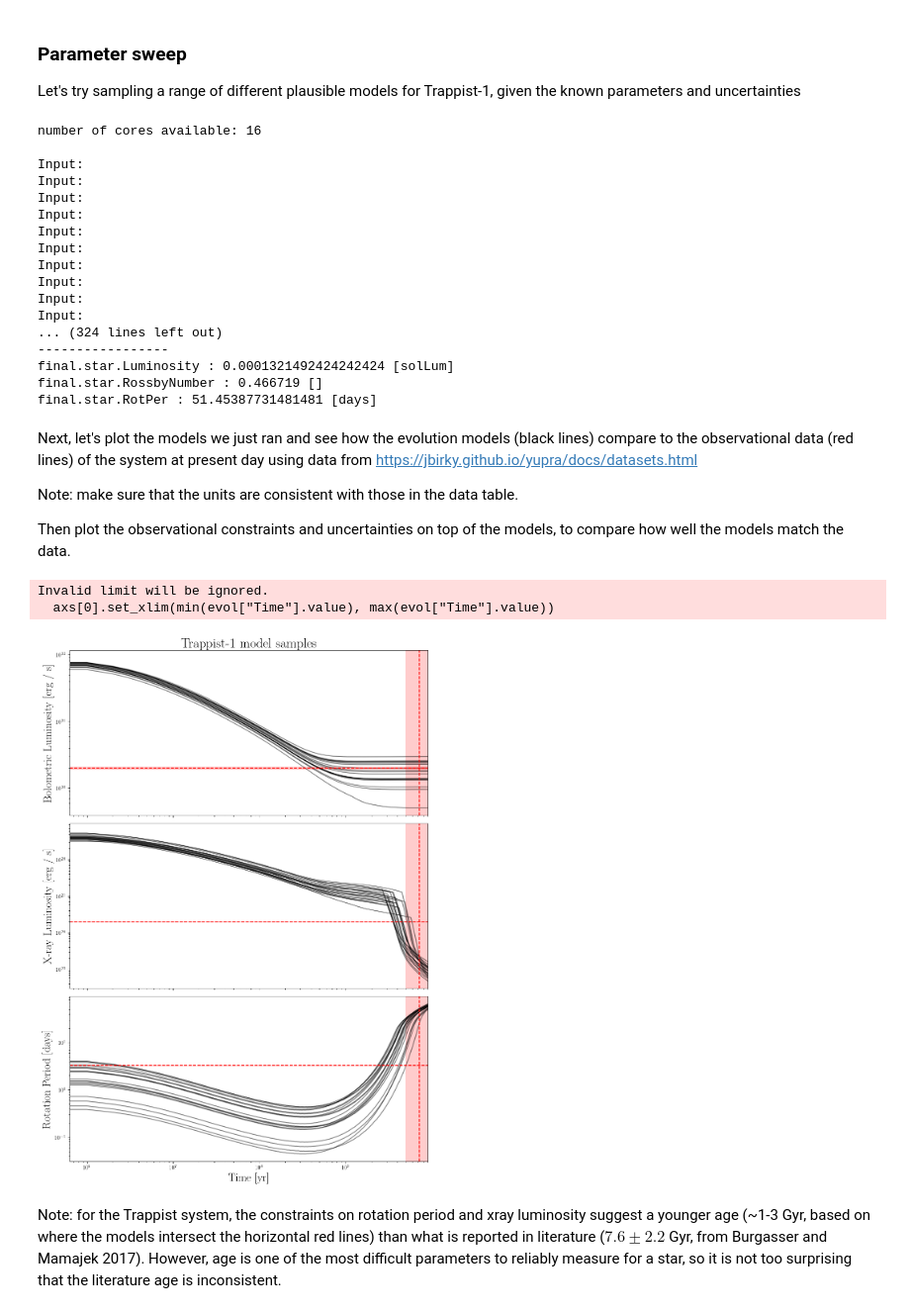
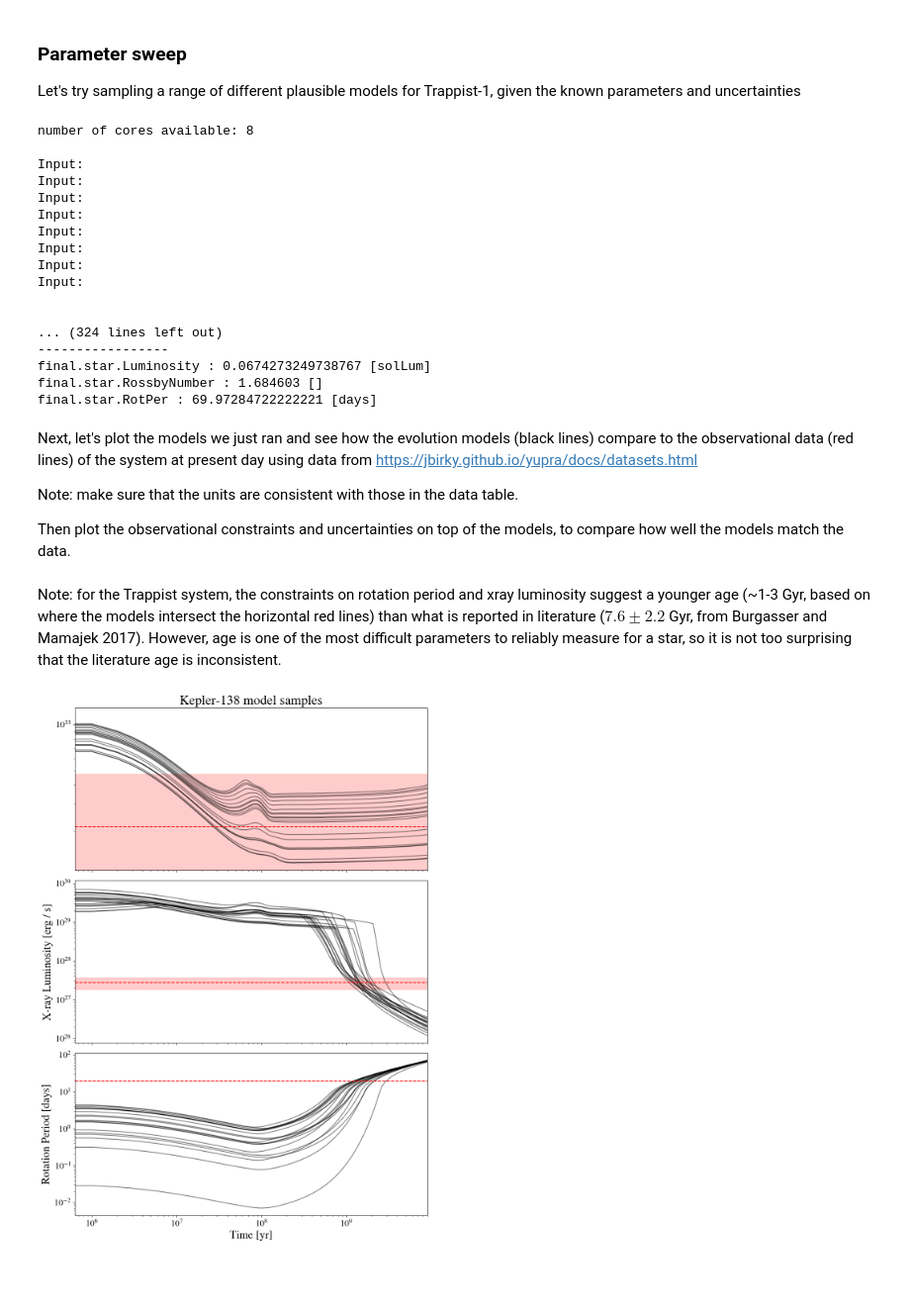
Before and after one commit to jbirky/yupra, a Jupyter notebook: 8-57am/stellar_johnstone.ipynb, the cells around one changed output. Shown at 99% size. Drawn from its saved outputs; the diff is of its cells as text; code cells hidden in the pictures; blank space fills up the shorter version.

Commit message:
kepler-138 model 3 working

```diff
--- a/8-57am/stellar_johnstone.ipynb
+++ b/8-57am/stellar_johnstone.ipynb
@@ -177,7 +199,7 @@ Let's try sampling a range of different plausible models for Trappist-1, given t
 # Trappist-1
 
 nsamp = 20
-mass_samp = np.random.normal(0.089, 0.007, nsamp)
+mass_samp = np.random.normal(0.551, 0.068, nsamp)
 prot_samp = np.random.uniform(0.01, 5.0, nsamp)
 age_samp = np.ones(nsamp) * 9.0
 beta1_samp = np.random.normal(j21["beta1"][0], j21["beta1"][1], nsamp)
@@ -190,6 +212,7 @@ thetas = np.array([mass_samp, prot_samp, age_samp, beta1_samp, beta2_samp, Rosat
 # Run with multiple cores
 ncores = mp.cpu_count()
 print("number of cores available:", ncores)
+
 with mp.Pool(ncores) as pool:
     evols = pool.starmap(LXUV_model, thetas)
 
@@ -198,7 +221,7 @@ with mp.Pool(ncores) as pool:
 # for ii in range(nsamp):
 #     evols.append(LXUV_model(*thetas[ii]))
 # %% [output]
-number of cores available: 16
+number of cores available: 8
 
 Input:
 Input:
@@ -208,13 +231,13 @@ Input:
 Input:
 Input:
 Input:
-Input:
-Input:
+
+
 ... (324 lines left out)
 -----------------
-final.star.Luminosity : 0.0001321492424242424 [solLum]
-final.star.RossbyNumber : 0.466719 []
-final.star.RotPer : 51.45387731481481 [days]
+final.star.Luminosity : 0.0674273249738767 [solLum]
+final.star.RossbyNumber : 1.684603 []
+final.star.RotPer : 69.97284722222221 [days]
 # %% [markdown]
 Next, let's plot the models we just ran and see how the evolution models (black lines) compare to the observational data (red lines) of the system at present day
 using data from [https://jbirky.github.io/yupra/docs/datasets.html](https://jbirky.github.io/yupra/docs/datasets.html)
@@ -225,38 +248,39 @@ Then plot the observational constraints and uncertainties on top of the models,
 # %%
 # data = [mean, lower error, upper error]
 
-Lbol_data = np.array([5.22e-4, -0.19e-4, 0.19e-4]) * u.Lsun
+Lbol_data = np.array([0.056, -0.068, 0.068]) * u.Lsun
 Lbol_data = Lbol_data.to(u.erg/u.s).value
 
-Lxuv_data = np.array([1.0e-4, -0.1e-4, 0.1e-4]) * Lbol_data * u.Lsun
+Lxuv_data = np.array([2.73e+27, -8.97e+26, 8.97e+26])  * u.Lsun
 Lxuv_data = Lxuv_data.value
 
-Prot_data = np.array([3.295, -0.003, 0.003]) * u.day
+Prot_data = np.array([19.34, 0, 0]) * u.day
 Prot_data = Prot_data.value
 
-age_data = np.array([7.6, -2.2, 2.2]) * u.Gyr
+age_data = np.array([0, 0, 0]) * u.Gyr
 age_data = age_data.to(u.yr).value
 # %%
-fig = plot_evolution(evols, title="Trappist-1 model samples")
-axs = fig.axes
+def plot_evolutions(evols , title="Kepler-138 model samples"):
+    fig = plot_evolution(evols, title="Kepler-138 model samples")
+    axs = fig.axes
 
-axs[0].axhline(Lbol_data[0], color="r", linestyle="--")
-axs[0].axhspan(Lbol_data[0]+Lbol_data[1], Lbol_data[0]+Lbol_data[2], color="r", alpha=0.2)
+    axs[0].axhline(Lbol_data[0], color="r", linestyle="--")
+    axs[0].axhspan(Lbol_data[0]+Lbol_data[1], Lbol_data[0]+Lbol_data[2], color="r", alpha=0.2)
 
-axs[1].axhline(Lxuv_data[0], color="r", linestyle="--")
-axs[1].axhspan(Lxuv_data[0]+Lxuv_data[1], Lxuv_data[0]+Lxuv_data[2], color="r", alpha=0.2)
+    axs[1].axhline(Lxuv_data[0], color="r", linestyle="--")
+    axs[1].axhspan(Lxuv_data[0]+Lxuv_data[1], Lxuv_data[0]+Lxuv_data[2], color="r", alpha=0.2)
 
-axs[2].axhline(Prot_data[0], color="r", linestyle="--")
-axs[2].axhspan(Prot_data[0]+Prot_data[1], Prot_data[0]+Prot_data[2], color="r", alpha=0.2)
+    axs[2].axhline(Prot_data[0], color="r", linestyle="--")
+    axs[2].axhspan(Prot_data[0]+Prot_data[1], Prot_data[0]+Prot_data[2], color="r", alpha=0.2)
 
-for ii in range(len(axs)):
-    axs[ii].axvline(age_data[0], color="r", linestyle="--")
-    axs[ii].axvspan(age_data[0]+age_data[1], age_data[0]+age_data[2], color="r", alpha=0.2)
+    for ii in range(len(axs)):
+        axs[ii].axvline(age_data[0], color="r", linestyle="--")
+        axs[ii].axvspan(age_data[0]+age_data[1], age_data[0]+age_data[2], color="r", alpha=0.2)
 
-fig.show()
+    fig.show()
-# %% [output]
-Invalid limit will be ignored.
-  axs[0].set_xlim(min(evol["Time"].value), max(evol["Time"].value))
-[figure, removed]
 # %% [markdown]
 Note: for the Trappist system, the constraints on rotation period and xray luminosity suggest a younger age (~1-3 Gyr, based on where the models intersect the horizontal red lines) than what is reported in literature ($7.6\pm2.2$ Gyr, from Burgasser and Mamajek 2017). However, age is one of the most difficult parameters to reliably measure for a star, so it is not too surprising that the literature age is inconsistent.
+# %%
+plot_evolutions(evols)
+# %% [output]
+[figure, added]
```
Also changed, not shown: parts of 6 cells of this notebook, 3 other files.
